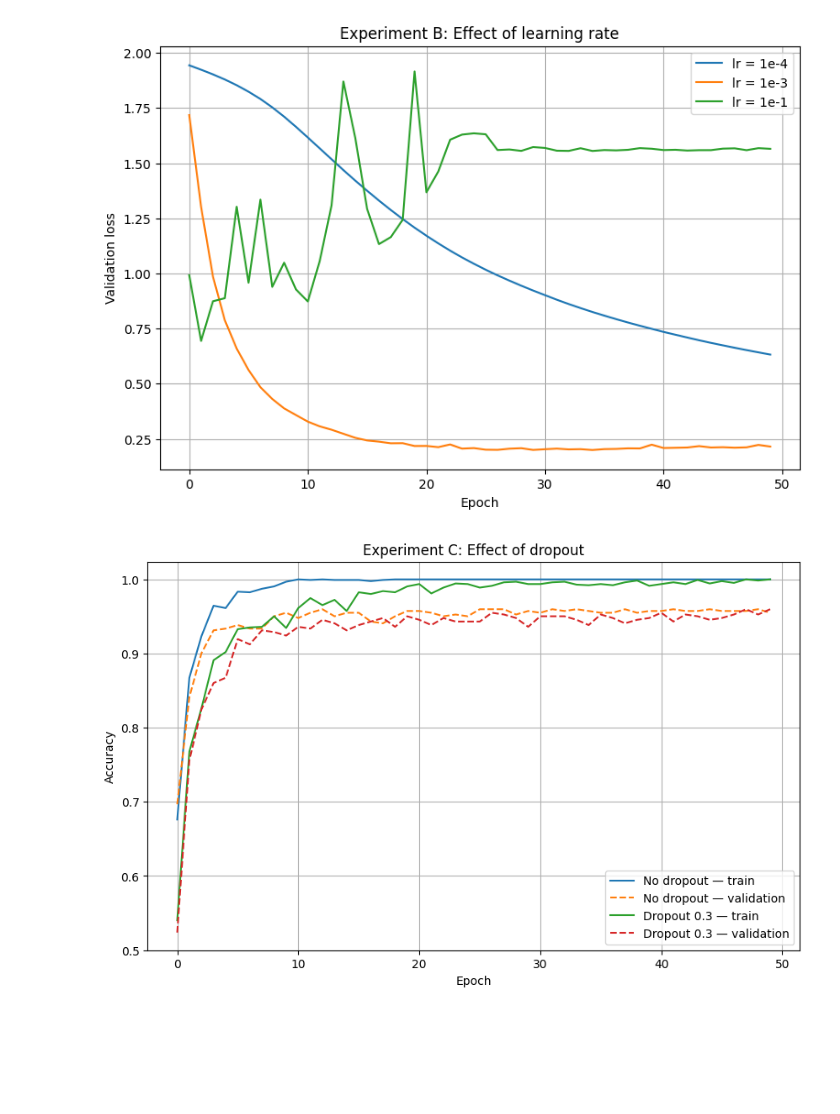
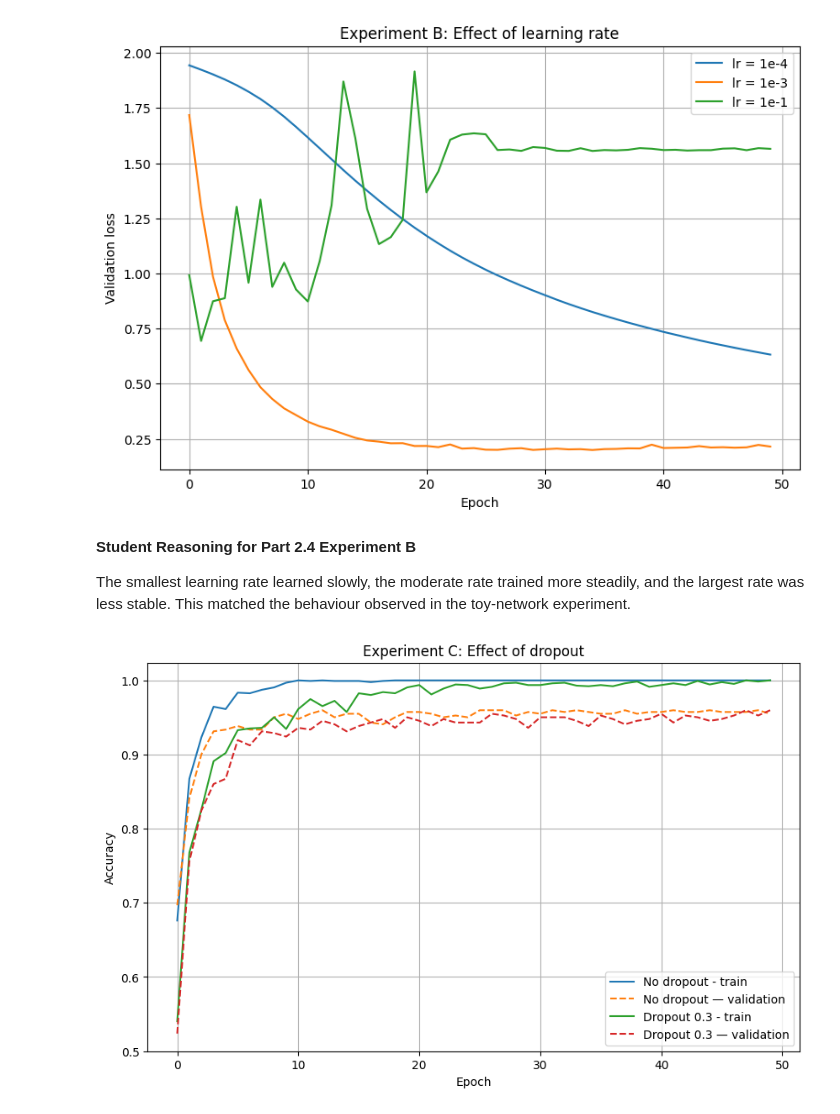
Before and after one commit to Babior/lab-3, a Jupyter notebook: lab_3.ipynb, the cells around one changed output. Drawn from its saved outputs; the diff is of its cells as text; code cells hidden in the pictures; blank space fills up the shorter version.

Commit message:
Reflection and proper labelling with final edits

```diff
--- a/lab_3.ipynb
+++ b/lab_3.ipynb
@@ -1079,6 +1138,10 @@ plt.grid(True)
 plt.show()
 # %% [output]
 [figure]
+# %% [markdown]
+**Student Reasoning for Part 2.4 Experiment B**
+
+The smallest learning rate learned slowly, the moderate rate trained more steadily, and the largest rate was less stable. This matched the behaviour observed in the toy-network experiment.
 # %%
 # Experiment C
 dropout_results = {}
@@ -1094,32 +1157,32 @@ dropout_results["No dropout"] = run_experiment(
 dropout_results["Dropout 0.3"] = run_experiment(
     hidden_sizes=(256, 128, 64),
     lr=1e-3,
     batch_size=32,
     epochs=50,
     dropout=0.3
 )
 
 plt.figure(figsize=(10, 6))
 
 for name, result in dropout_results.items():
     history = result["history"]
 
     plt.plot(
         history["train_accuracy"],
-        label=f"{name} — train"
+        label=f"{name} - train"
     )
 
     plt.plot(
         history["val_accuracy"],
         linestyle="--",
         label=f"{name} — validation"
     )
 
 plt.xlabel("Epoch")
 plt.ylabel("Accuracy")
 plt.title("Experiment C: Effect of dropout")
 plt.legend()
 plt.grid(True)
 plt.show()
 # %% [output]
-[figure, old version]
+[figure, new version]
```
Also changed, not shown: parts of 18 cells of this notebook.
